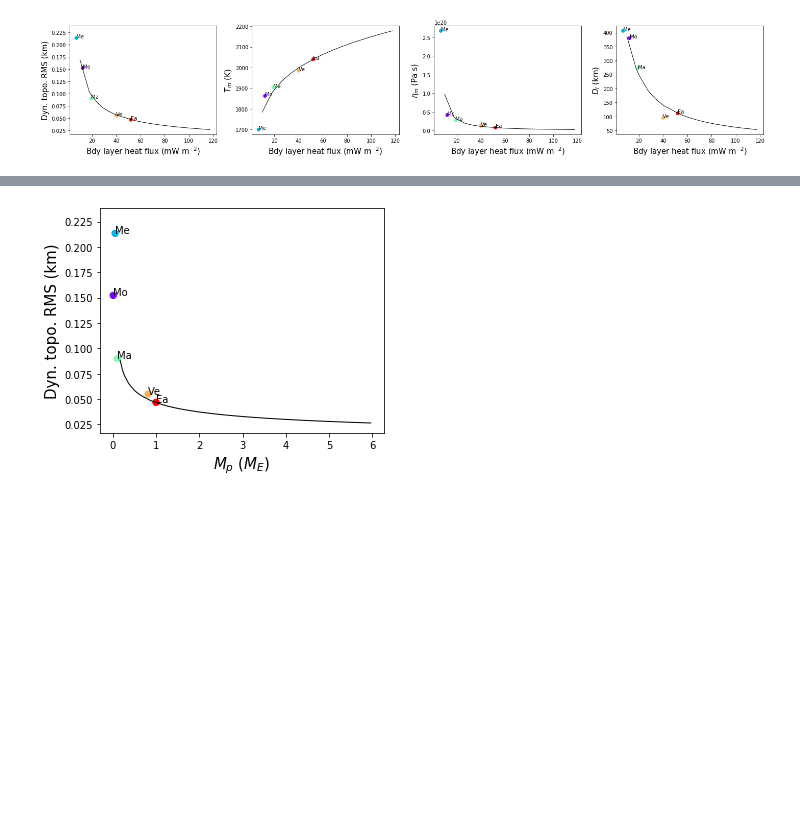
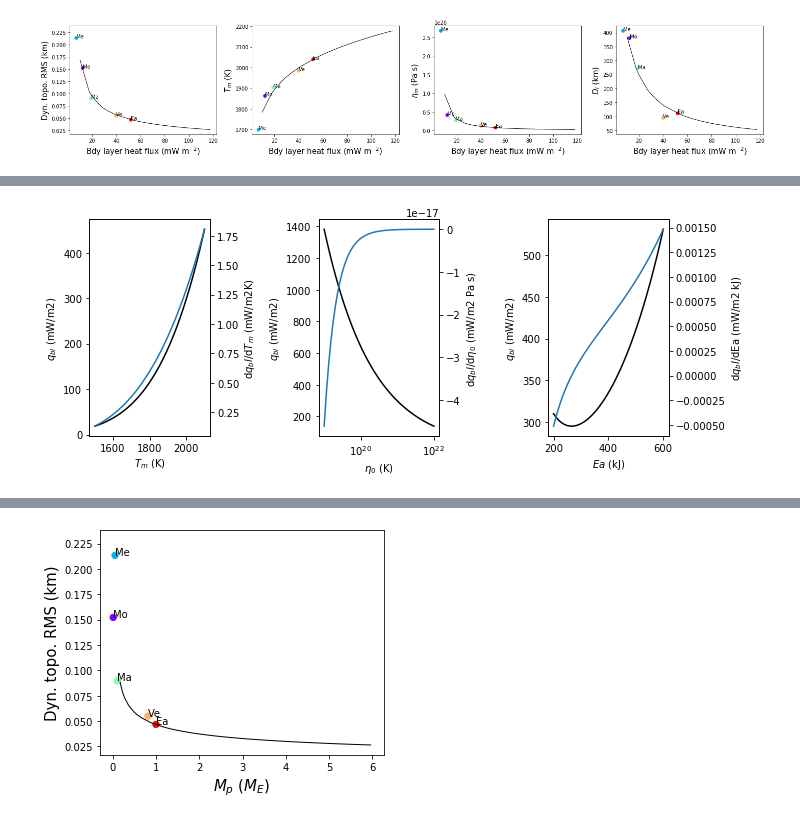
Before and after one commit to clairesworld/exo-top, a Jupyter notebook: top_model.ipynb, the cells around one changed output, grey strips where cells are left out. Drawn from its saved outputs; the diff is of its cells as text; code cells hidden in the pictures; blank space fills up the shorter version.

```diff
--- a/top_model.ipynb
+++ b/top_model.ipynb
@@ -434,3 +473,92 @@ fig, axes = plot_vs_x(scplanets=planets, lplanets=moreplanets, xname=xname, ynam
                       labels=True, s=40, plots_save=True)
 # %% [output]
 [figure]
+# %%
+# analytically
+def q_bl_analytic(T_m=2000, eta_0=1e21, Ea=300e3, R_b=p.R_b, a_rh=2.54, rho_m=3500, g_sfc=9.8, T_0=1600,
+                  k_m=4, alpha_m=2e-5, kappa_m=9.5e-7):
+    return R_b*T_m**2*a_rh*k_m*(R_b*T_m**2*a_rh*alpha_m*g_sfc*rho_m*np.exp(-Ea*(1/T_m - 1/T_0)/R_b)/(Ea*eta_0*kappa_m))**0.333333333333333/Ea
+
+def dq_dT(T_m=2000, eta_0=1e21, Ea=300e3, R_b=p.R_b, a_rh=2.54, rho_m=3500, g_sfc=9.8, T_0=1600,
+                  k_m=4, alpha_m=2e-5, kappa_m=9.5e-7):
+    return eta_0*k_m*kappa_m*(R_b*T_m**2*a_rh*alpha_m*g_sfc*rho_m*np.exp(-Ea*(1/T_m - 1/T_0)/R_b)/(Ea*eta_0*kappa_m))**0.333333333333333*(0.333333333333333*a_rh*alpha_m*g_sfc*rho_m*np.exp(-Ea*(1/T_m - 1/T_0)/R_b)/(eta_0*kappa_m) + 0.666666666666667*R_b*T_m*a_rh*alpha_m*g_sfc*rho_m*np.exp(-Ea*(1/T_m - 1/T_0)/R_b)/(Ea*eta_0*kappa_m))*np.exp(Ea*(1/T_m - 1/T_0)/R_b)/(alpha_m*g_sfc*rho_m) + 2*R_b*T_m*a_rh*k_m*(R_b*T_m**2*a_rh*alpha_m*g_sfc*rho_m*np.exp(-Ea*(1/T_m - 1/T_0)/R_b)/(Ea*eta_0*kappa_m))**0.333333333333333/Ea
+
+def dq_deta0(T_m=2000, eta_0=1e21, Ea=300e3, R_b=p.R_b, a_rh=2.54, rho_m=3500, g_sfc=9.8, T_0=1600,
+                  k_m=4, alpha_m=2e-5, kappa_m=9.5e-7):
+    return -0.333333333333333*R_b*T_m**2*a_rh*k_m*(R_b*T_m**2*a_rh*alpha_m*g_sfc*rho_m*np.exp(-Ea*(1/T_m - 1/T_0)/R_b)/(Ea*eta_0*kappa_m))**0.333333333333333/(Ea*eta_0)
+
+def dq_dEa(T_m=2000, eta_0=1e21, Ea=300e3, R_b=p.R_b, a_rh=2.54, rho_m=3500, g_sfc=9.8, T_0=1600,
+           k_m=4, alpha_m=2e-5, kappa_m=9.5e-7):
+    return eta_0*k_m*kappa_m*(R_b*T_m**2*a_rh*alpha_m*g_sfc*rho_m*np.exp(-Ea*(1/T_m - 1/T_0)/R_b)/(Ea*eta_0*kappa_m))**0.333333333333333*(-0.333333333333333*T_m**2*a_rh*alpha_m*g_sfc*rho_m*(1/T_m - 1/T_0)*np.exp(-Ea*(1/T_m - 1/T_0)/R_b)/(Ea*eta_0*kappa_m) - 0.333333333333333*R_b*T_m**2*a_rh*alpha_m*g_sfc*rho_m*np.exp(-Ea*(1/T_m - 1/T_0)/R_b)/(Ea**2*eta_0*kappa_m))*np.exp(Ea*(1/T_m - 1/T_0)/R_b)/(alpha_m*g_sfc*rho_m) - R_b*T_m**2*a_rh*k_m*(R_b*T_m**2*a_rh*alpha_m*g_sfc*rho_m*np.exp(-Ea*(1/T_m - 1/T_0)/R_b)/(Ea*eta_0*kappa_m))**0.333333333333333/Ea**2
+
+fig, axes = plt.subplots(1, 3, figsize=(10, 4))
+T_m = np.linspace(1500, 2100)
+ax1=axes[0]
+ax1.plot(T_m, q_bl_analytic(T_m=T_m)*1e3, 'k')
+ax1.set_xlabel('$T_m$ (K)')
+ax1.set_ylabel('$q_{bl}$ (mW/m2)')
+ax2 = ax1.twinx()
+ax2.plot(T_m, dq_dT(T_m=T_m)*1e3)
+ax2.set_ylabel('d$q_bl$/d$T_m$ (mW/m2K)')
+
+ax1=axes[1]
+eta_0 = np.logspace(19, 22)
+ax1.plot(eta_0, q_bl_analytic(eta_0=eta_0)*1e3, 'k')
+ax1.set_xlabel('$\eta_0$ (K)')
+ax1.set_ylabel('$q_{bl}$ (mW/m2)')
+ax2 = ax1.twinx()
+ax2.plot(eta_0, dq_deta0(eta_0=eta_0)*1e3)
+ax2.set_ylabel('d$q_bl$/d$\eta_0$ (mW/m2 Pa s)')
+ax1.set_xscale('log')
+ax2.set_xscale('log')
+plt.tight_layout()
+
+ax1=axes[2]
+Ea = np.linspace(200e3, 600e3)
+ax1.plot(Ea*1e-3, q_bl_analytic(Ea=Ea)*1e3, 'k')
+ax1.set_xlabel('$Ea$ (kJ)')
+ax1.set_ylabel('$q_{bl}$ (mW/m2)')
+ax2 = ax1.twinx()
+ax2.plot(Ea*1e-3, dq_dEa(Ea=Ea)*1e3)
+ax2.set_ylabel('d$q_bl$/dEa (mW/m2 kJ)')
+plt.tight_layout()
+
+# function of eta
+def eta_0(T_m=2000, q_bl=100e-3, Ea=300e3, R_b=p.R_b, a_rh=2.54, rho_m=3500, g_sfc=9.8, T_0=1600,
+           k_m=4, alpha_m=2e-5, kappa_m=9.5e-7, eta_m=None):
+    return R_b**4*T_m**8*a_rh**4*alpha_m*g_sfc*k_m**3*rho_m/(Ea**4*kappa_m*q_bl**3)
+def Ea(T_m=2000, q_bl=100e-3, eta_0=1e21, R_b=p.R_b, a_rh=2.54, rho_m=3500, g_sfc=9.8, T_0=1600,
+           k_m=4, alpha_m=2e-5, kappa_m=9.5e-7, eta_m=None):
+    return R_b**4*T_m**8*a_rh**4*alpha_m*g_sfc*k_m**3*rho_m/(Ea**4*kappa_m*q_bl**3)
+
+eta_m = np.linspace(50e-3, 200e-3, num=10)
+fig, ax = plt.subplots(1,1)
+for i, q in enumerate(q_bl):
+    ax.plot(Ea_test, eta0_test, c=cm.jet(norm(q)) )
+
+# hold q_bl constant
+# function of q_bl
+
+from scipy.special import lambertw
+def eta_0(T_m=2000, q_bl=100e-3, Ea=300e3, R_b=p.R_b, a_rh=2.54, rho_m=3500, g_sfc=9.8, T_0=1600,
+           k_m=4, alpha_m=2e-5, kappa_m=9.5e-7):
+    return R_b**4*T_m**8*a_rh**4*alpha_m*g_sfc*k_m**3*rho_m*np.exp(-Ea*(T_0 - T_m)/(R_b*T_0*T_m))/(Ea**4*kappa_m*q_bl**3)
+def Ea(T_m=2000, q_bl=100e-3, eta_0=1e21, R_b=p.R_b, a_rh=2.54, rho_m=3500, g_sfc=9.8, T_0=1600,
+           k_m=4, alpha_m=2e-5, kappa_m=9.5e-7):
+#     return 4.0*R_b*T_0*T_m*lambertw(0.25*T_m*a_rh*(alpha_m*g_sfc*k_m**3*rho_m/(eta_0*kappa_m*q_bl**3))**(1/4)*(-T_0 + T_m)/T_0)/(T_0 - T_m)
+    return 4.0*R_b*T_0*T_m*lambertw(0.25*T_m*a_rh*(alpha_m*g_sfc*k_m**3*rho_m/(eta_0*kappa_m*q_bl**3))**(1/4)*(T_0 - T_m)/T_0)/(T_0 - T_m)
+
+
+q_bl = np.linspace(50e-3, 200e-3, num=10)
+import matplotlib
+norm = matplotlib.colors.Normalize(vmin=50e-3, vmax=200e-3)
+Ea_test = Ea(q_bl=q_bl[0])
+eta0_test = eta_0(q_bl=q_bl[0])
+print('Ea', Ea_test)
+print('eta0', eta0_test)
+fig, ax = plt.subplots(1,1)
+for i, q in enumerate(q_bl):
+    ax.plot(Ea_test, eta0_test, c=cm.jet(norm(q)) )
+
+# can't do this, solution for Ea involves lambert w function of imaginary number
+# %% [output]
@@ -436,0 +567 @@ fig, axes = plot_vs_x(scplanets=planets, lplanets=moreplanets, xname=xname, ynam
+[figure, added]
```
Also changed, not shown: parts of 6 cells of this notebook, 6 other files.
